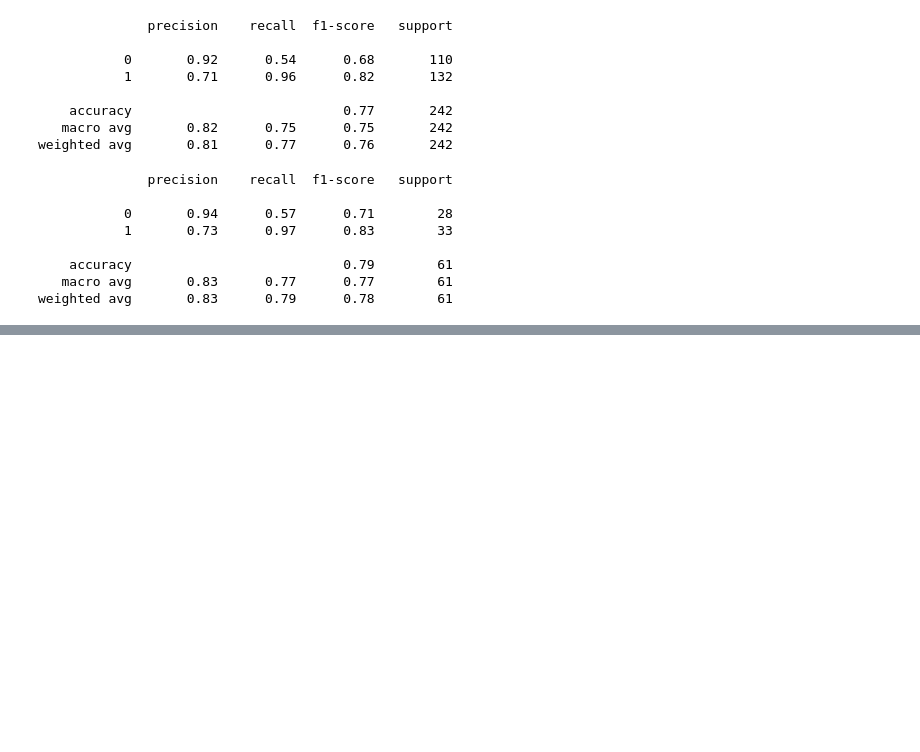
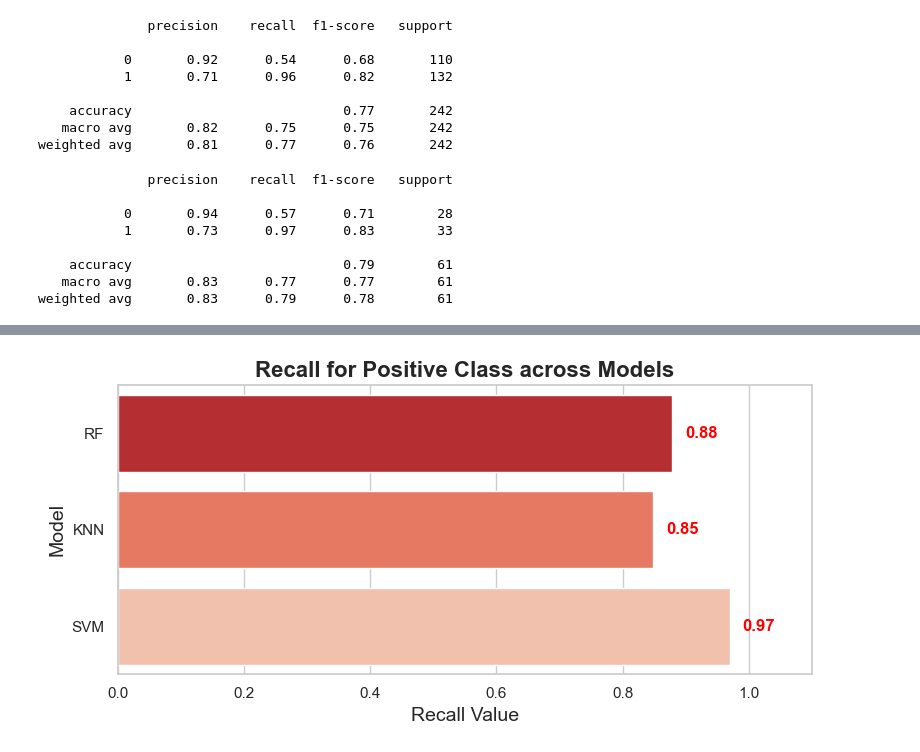
Before and after one commit to tasinawdri/Multiple-Disease-Prediction-Webapp, a Jupyter notebook: ModelsDevelopment/HeartDiseasePrediction/heart-disease-prediction.ipynb, the cells around one changed output, grey strips where cells are left out. Saved outputs shown, nothing was run; the diff lists cells and outputs as text; code cells hidden in the pictures; blank space fills up the shorter version.

```diff
--- a/ModelsDevelopment/HeartDiseasePrediction/heart-disease-prediction.ipynb
+++ b/ModelsDevelopment/HeartDiseasePrediction/heart-disease-prediction.ipynb
@@ -532,0 +542,5 @@ weighted avg       0.83      0.79      0.78        61
+# %%
+#Test Recall Score
+rs_rf = recall_score(y_test, best_rf.predict(X_test))
+rs_knn = recall_score(y_test, best_knn.predict(X_test))
+rs_svm = recall_score(y_test, best_svm.predict(X_test))
@@ -532,0 +572,29 @@ weighted avg       0.83      0.79      0.78        61
+# %%
+
+models = ['RF','KNN', 'SVM']
+recall_values = [rs_rf, rs_knn, rs_svm]
+
+# Set up the style and size
+sns.set(style="whitegrid")
+plt.figure(figsize=(8, 4))
+
+# Create a horizontal barplot
+sns.barplot(x=recall_values, y=models, palette='Reds_r', orient='h')
+
+# Add titles and labels
+plt.title('Recall for Positive Class across Models', fontsize=16, weight='bold')
+plt.xlabel('Recall Value', fontsize=14)
+plt.ylabel('Model', fontsize=14)
+
+# Annotate each bar with the recall value
+for index, value in enumerate(recall_values):
+    plt.text(value + 0.02, index, f"{value:.2f}", color='red', va='center', fontsize=12, weight='bold')
+
+# Adjust plot limits and layout
+plt.xlim(0, 1.1)  # Slightly beyond 1 to accommodate annotations
+plt.tight_layout()
+
+# Show the plot
+plt.show()
+# %% [output]
+[figure, added]
```
Also changed, not shown: parts of 5 cells of this notebook, 11 other files.
